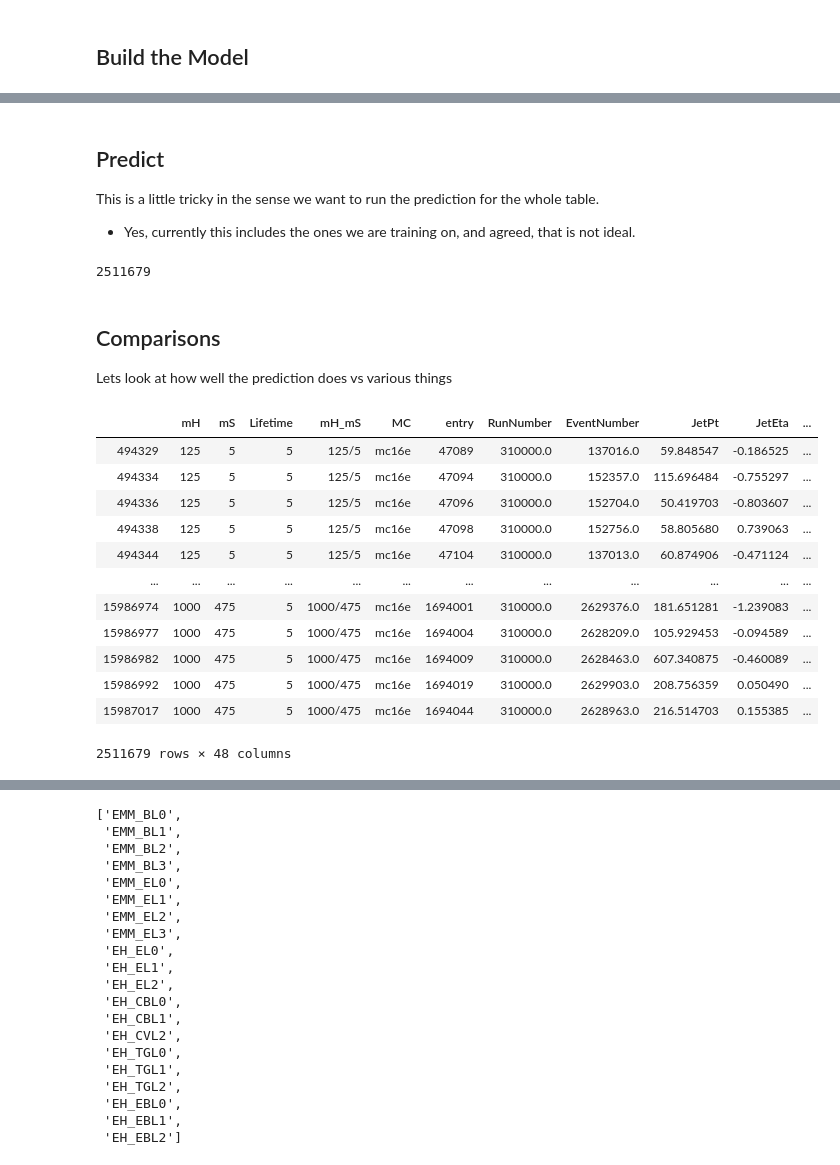
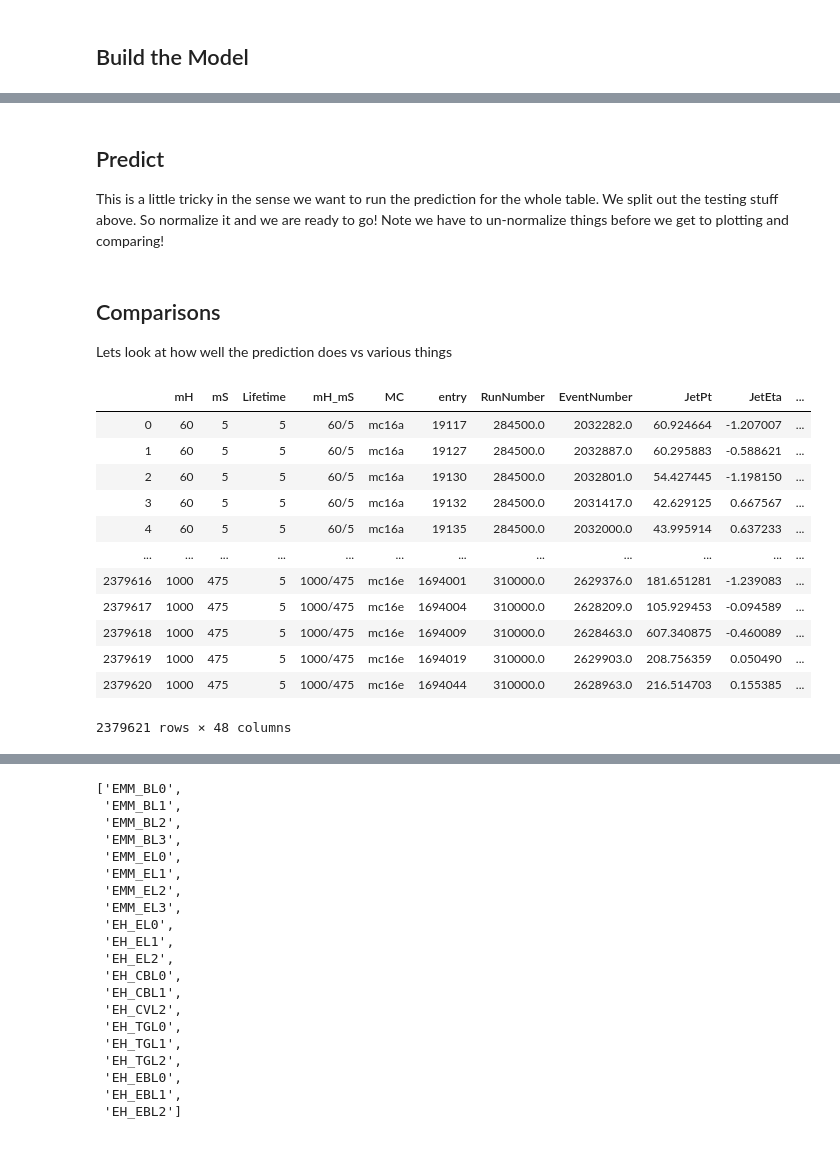
Before and after one commit to gordonwatts/calratio-perjet-training, a Jupyter notebook: notebooks/Decay Position Explorations.ipynb, the cells around one changed output, grey strips where cells are left out. Drawn from its saved outputs; the diff is of its cells as text; code cells hidden in the pictures.

```diff
--- a/notebooks/Decay Position Explorations.ipynb
+++ b/notebooks/Decay Position Explorations.ipynb
@@ -192,12 +200,5 @@ Epoch 100/100
 # %% [markdown]
 ## Predict
 
-This is a little tricky in the sense we want to run the prediction for the whole table.
-
-- Yes, currently this includes the ones we are training on, and agreed, that is not ideal.
+This is a little tricky in the sense we want to run the prediction for the whole table. We split out the testing stuff above. So normalize it and we are ready to go!
+Note we have to un-normalize things before we get to plotting and comparing!
-# %%
-test_signal = pd.DataFrame(train_signal[training_events:])
-x_test = norm_inputs(test_signal.filter(items=what_to_train_on))
-print (len(x_test))
-# %% [output]
-2511679
@@ -209,20 +212,20 @@ test_signal['p_Lxy'] = np.array(unnorm_outputs(y_predict[:,0]))
 ## Comparisons
 
 Lets look at how well the prediction does vs various things
-# %%
-test_signal
-# %% [output]
-|  | mH | mS | Lifetime | mH_mS | MC | entry | RunNumber | EventNumber | JetPt | JetEta | ... |
-| 494329 | 125 | 5 | 5 | 125/5 | mc16e | 47089 | 310000.0 | 137016.0 | 59.848547 | -0.186525 | ... |
-| 494334 | 125 | 5 | 5 | 125/5 | mc16e | 47094 | 310000.0 | 152357.0 | 115.696484 | -0.755297 | ... |
-| 494336 | 125 | 5 | 5 | 125/5 | mc16e | 47096 | 310000.0 | 152704.0 | 50.419703 | -0.803607 | ... |
-| 494338 | 125 | 5 | 5 | 125/5 | mc16e | 47098 | 310000.0 | 152756.0 | 58.805680 | 0.739063 | ... |
-| 494344 | 125 | 5 | 5 | 125/5 | mc16e | 47104 | 310000.0 | 137013.0 | 60.874906 | -0.471124 | ... |
-| ... | ... | ... | ... | ... | ... | ... | ... | ... | ... | ... | ... |
-| 15986974 | 1000 | 475 | 5 | 1000/475 | mc16e | 1694001 | 310000.0 | 2629376.0 | 181.651281 | -1.239083 | ... |
-| 15986977 | 1000 | 475 | 5 | 1000/475 | mc16e | 1694004 | 310000.0 | 2628209.0 | 105.929453 | -0.094589 | ... |
-| 15986982 | 1000 | 475 | 5 | 1000/475 | mc16e | 1694009 | 310000.0 | 2628463.0 | 607.340875 | -0.460089 | ... |
-| 15986992 | 1000 | 475 | 5 | 1000/475 | mc16e | 1694019 | 310000.0 | 2629903.0 | 208.756359 | 0.050490 | ... |
-| 15987017 | 1000 | 475 | 5 | 1000/475 | mc16e | 1694044 | 310000.0 | 2628963.0 | 216.514703 | 0.155385 | ... |
-2511679 rows × 48 columns
+# %%
+all_testing_jets
+# %% [output]
+|  | mH | mS | Lifetime | mH_mS | MC | entry | RunNumber | EventNumber | JetPt | JetEta | ... |
+| 0 | 60 | 5 | 5 | 60/5 | mc16a | 19117 | 284500.0 | 2032282.0 | 60.924664 | -1.207007 | ... |
+| 1 | 60 | 5 | 5 | 60/5 | mc16a | 19127 | 284500.0 | 2032887.0 | 60.295883 | -0.588621 | ... |
+| 2 | 60 | 5 | 5 | 60/5 | mc16a | 19130 | 284500.0 | 2032801.0 | 54.427445 | -1.198150 | ... |
+| 3 | 60 | 5 | 5 | 60/5 | mc16a | 19132 | 284500.0 | 2031417.0 | 42.629125 | 0.667567 | ... |
+| 4 | 60 | 5 | 5 | 60/5 | mc16a | 19135 | 284500.0 | 2032000.0 | 43.995914 | 0.637233 | ... |
+| ... | ... | ... | ... | ... | ... | ... | ... | ... | ... | ... | ... |
+| 2379616 | 1000 | 475 | 5 | 1000/475 | mc16e | 1694001 | 310000.0 | 2629376.0 | 181.651281 | -1.239083 | ... |
+| 2379617 | 1000 | 475 | 5 | 1000/475 | mc16e | 1694004 | 310000.0 | 2628209.0 | 105.929453 | -0.094589 | ... |
+| 2379618 | 1000 | 475 | 5 | 1000/475 | mc16e | 1694009 | 310000.0 | 2628463.0 | 607.340875 | -0.460089 | ... |
+| 2379619 | 1000 | 475 | 5 | 1000/475 | mc16e | 1694019 | 310000.0 | 2629903.0 | 208.756359 | 0.050490 | ... |
+| 2379620 | 1000 | 475 | 5 | 1000/475 | mc16e | 1694044 | 310000.0 | 2628963.0 | 216.514703 | 0.155385 | ... |
+2379621 rows × 48 columns
 # %%
```
Also changed, not shown: parts of 24 cells of this notebook.
